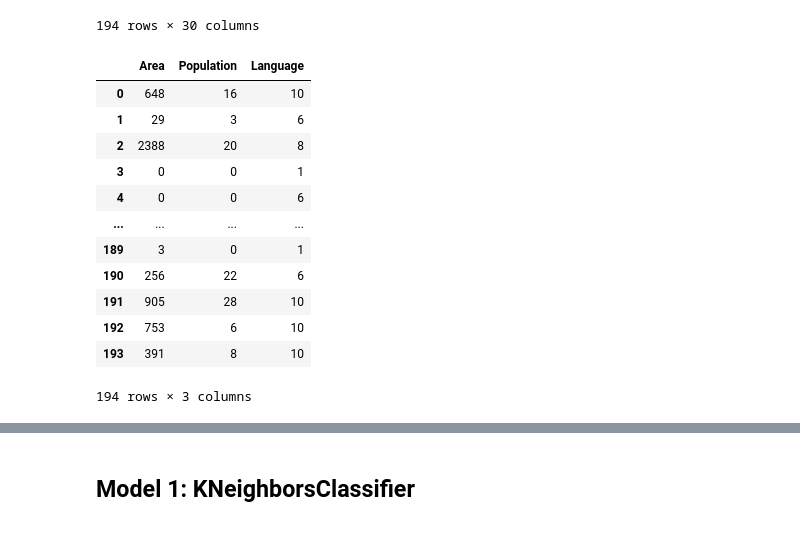
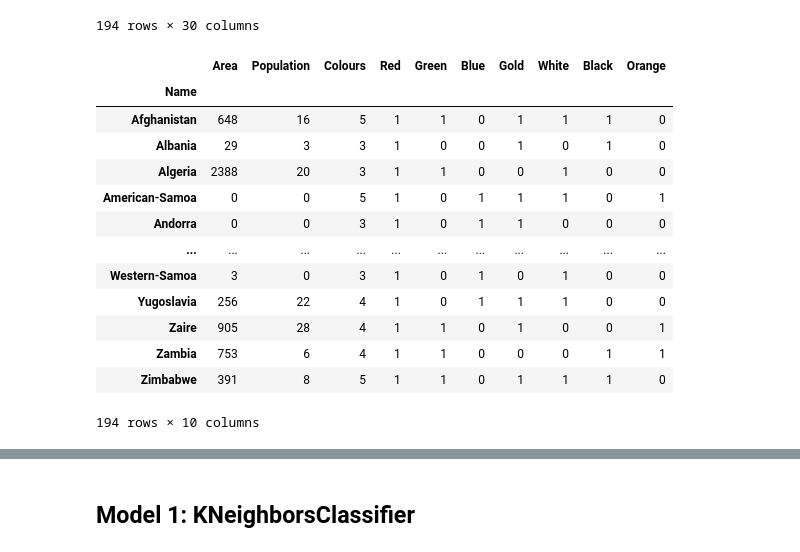
Before and after one commit to TFphoenix/ids-mihaescu-manole, a Jupyter notebook: Laborator6/Laborator6_flags.ipynb, the cells around one changed output, grey strips where cells are left out. Drawn from its saved outputs; the diff is of its cells as text; code cells hidden in the pictures.

```diff
--- a/Laborator6/Laborator6_flags.ipynb
+++ b/Laborator6/Laborator6_flags.ipynb
@@ -44,23 +45,27 @@ data
 194 rows × 30 columns
 # %%
 # Pregateste datele
-#X = data[['Colours','Area']]
-X = data.loc[:,'Area':'Language']
-y = data.loc[:,'Religion']
+X = pd.concat([data[['Area', 'Population', 'Colours']], data.loc[:, 'Red':'Orange']], axis=1)
+y = data[['Religion']]
+
+X.index = data['Name']
+y.index = data['Name']
+
 X
 # %% [output]
-|  | Area | Population | Language |
-| 0 | 648 | 16 | 10 |
-| 1 | 29 | 3 | 6 |
-| 2 | 2388 | 20 | 8 |
-| 3 | 0 | 0 | 1 |
-| 4 | 0 | 0 | 6 |
-| ... | ... | ... | ... |
-| 189 | 3 | 0 | 1 |
-| 190 | 256 | 22 | 6 |
-| 191 | 905 | 28 | 10 |
-| 192 | 753 | 6 | 10 |
-| 193 | 391 | 8 | 10 |
+|  | Area | Population | Colours | Red | Green | Blue | Gold | White | Black | Orange |
+| Name |  |  |  |  |  |  |  |  |  |  |
+| Afghanistan | 648 | 16 | 5 | 1 | 1 | 0 | 1 | 1 | 1 | 0 |
+| Albania | 29 | 3 | 3 | 1 | 0 | 0 | 1 | 0 | 1 | 0 |
+| Algeria | 2388 | 20 | 3 | 1 | 1 | 0 | 0 | 1 | 0 | 0 |
+| American-Samoa | 0 | 0 | 5 | 1 | 0 | 1 | 1 | 1 | 0 | 1 |
+| Andorra | 0 | 0 | 3 | 1 | 0 | 1 | 1 | 0 | 0 | 0 |
+| ... | ... | ... | ... | ... | ... | ... | ... | ... | ... | ... |
+| Western-Samoa | 3 | 0 | 3 | 1 | 0 | 1 | 0 | 1 | 0 | 0 |
+| Yugoslavia | 256 | 22 | 4 | 1 | 0 | 1 | 1 | 1 | 0 | 0 |
+| Zaire | 905 | 28 | 4 | 1 | 1 | 0 | 1 | 0 | 0 | 1 |
+| Zambia | 753 | 6 | 4 | 1 | 1 | 0 | 0 | 0 | 1 | 1 |
+| Zimbabwe | 391 | 8 | 5 | 1 | 1 | 0 | 1 | 1 | 1 | 0 |
-194 rows × 3 columns
+194 rows × 10 columns
 # %%
 # Scaleaza datele
```
Also changed, not shown: parts of 39 cells of this notebook, 5 other files.
